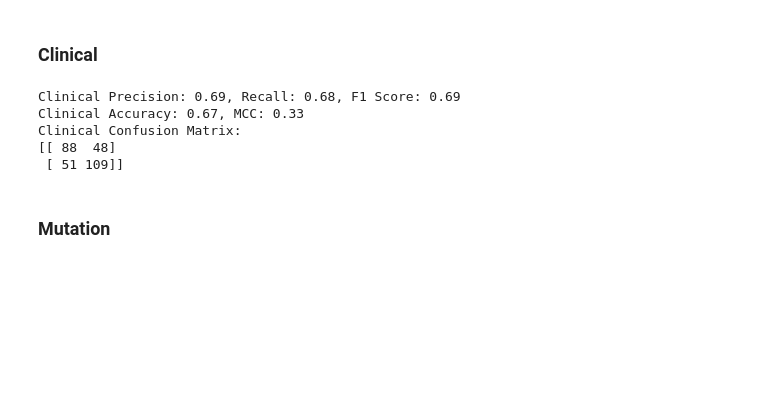
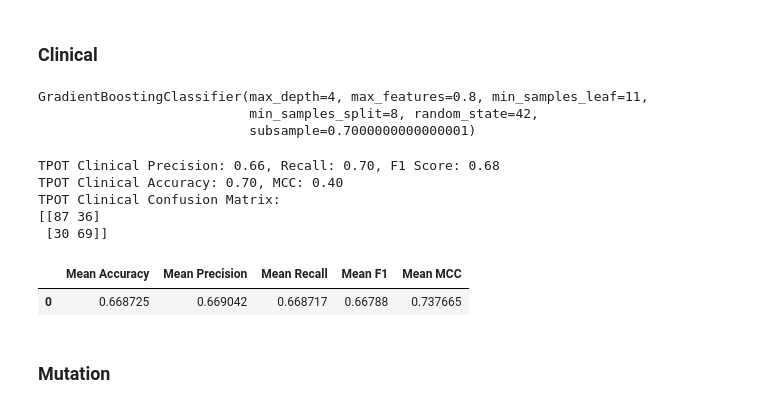
Before and after one commit to diegfernv/breast-cancer-classification, a Jupyter notebook: 9-Models_testing.ipynb, the cells around one changed output. Drawn from its saved outputs; the diff is of its cells as text; code cells hidden in the pictures; blank space fills up the shorter version.

```diff
--- a/9-Models_testing.ipynb
+++ b/9-Models_testing.ipynb
@@ -27,6 +27,15 @@ def print_metrics(y_true, predictions, dataset_name):
     print(f"{dataset_name} Accuracy: {accuracy:.2f}, MCC: {mcc:.2f}")
     print(f"{dataset_name} Confusion Matrix:")
     print(cm)
+
+def get_cv_metrics(algorithm, X_train, y_train):
+    acc = cross_val_score(algorithm, X_train, y_train, cv=10, scoring="accuracy")
+    precision = cross_val_score(algorithm, X_train, y_train, cv=10, scoring="precision")
+    recall = cross_val_score(algorithm, X_train, y_train, cv=10, scoring="recall")
+    f1 = cross_val_score(algorithm, X_train, y_train, cv=10, scoring="f1")
+    mcc = cross_val_score(algorithm, X_train, y_train, cv=10, scoring="roc_auc")
+
+    return pd.DataFrame([[acc.mean(), precision.mean(), recall.mean(), f1.mean(), mcc.mean()]], columns=['Mean Accuracy', 'Mean Precision', 'Mean Recall', 'Mean F1', 'Mean MCC'])
 # %%
 clinical_attributes = pd.read_csv('step_04/clinical_attributes.csv')
 z_score = pd.read_csv('step_04/z_score.csv')
@@ -202,22 +312,35 @@ from sklearn.model_selection import train_test_split
 # %% [markdown]
 ### Clinical
 # %%
-training_features, testing_features, training_target, testing_target = \
+training_val_features, testing_features, training_val_target, testing_target = \
             train_test_split(clinical_attributes.to_numpy(), response.to_numpy(), random_state=42)
+training_features, validation_features, training_target, validation_target = \
+            train_test_split(training_val_features, training_val_target, random_state=42)
 
-clinical_tpot = RandomForestClassifier(bootstrap=True, criterion="gini", max_features=0.5, min_samples_leaf=8, min_samples_split=11, n_estimators=100)
+
+#clinical_tpot = RandomForestClassifier(bootstrap=True, criterion="gini", max_features=0.5, min_samples_leaf=8, min_samples_split=11, n_estimators=100)
+clinical_tpot = GradientBoostingClassifier(learning_rate=0.1, max_depth=4, max_features=0.8, min_samples_leaf=11, min_samples_split=8, n_estimators=100, subsample=0.7000000000000001)
 
 if hasattr(clinical_tpot, 'random_state'):
     setattr(clinical_tpot
 , 'random_state', 42)
 
 clinical_tpot.fit(training_features, training_target)
-results = clinical_tpot.predict(testing_features)
+# %% [output]
+GradientBoostingClassifier(max_depth=4, max_features=0.8, min_samples_leaf=11,
+                           min_samples_split=8, random_state=42,
+                           subsample=0.7000000000000001)
-# %%
-print_metrics(testing_target, results, "Clinical")
-# %% [output]
-Clinical Precision: 0.69, Recall: 0.68, F1 Score: 0.69
-Clinical Accuracy: 0.67, MCC: 0.33
-Clinical Confusion Matrix:
-[[ 88  48]
- [ 51 109]]
+# %%
+results = clinical_tpot.predict(validation_features)
+print_metrics(validation_target, results, "TPOT Clinical")
+# %% [output]
+TPOT Clinical Precision: 0.66, Recall: 0.70, F1 Score: 0.68
+TPOT Clinical Accuracy: 0.70, MCC: 0.40
+TPOT Clinical Confusion Matrix:
+[[87 36]
+ [30 69]]
+# %%
+get_cv_metrics(clinical_tpot, training_features, np.squeeze(training_target))
+# %% [output]
+|  | Mean Accuracy | Mean Precision | Mean Recall | Mean F1 | Mean MCC |
+| 0 | 0.668725 | 0.669042 | 0.668717 | 0.66788 | 0.737665 |
```
Also changed, not shown: parts of 25 cells of this notebook, 6 other files.
